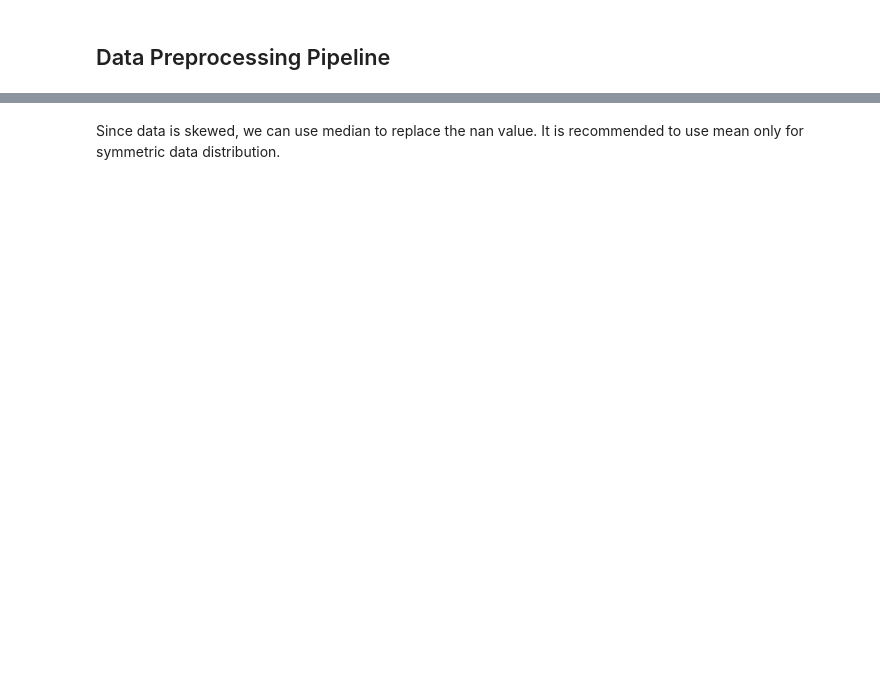
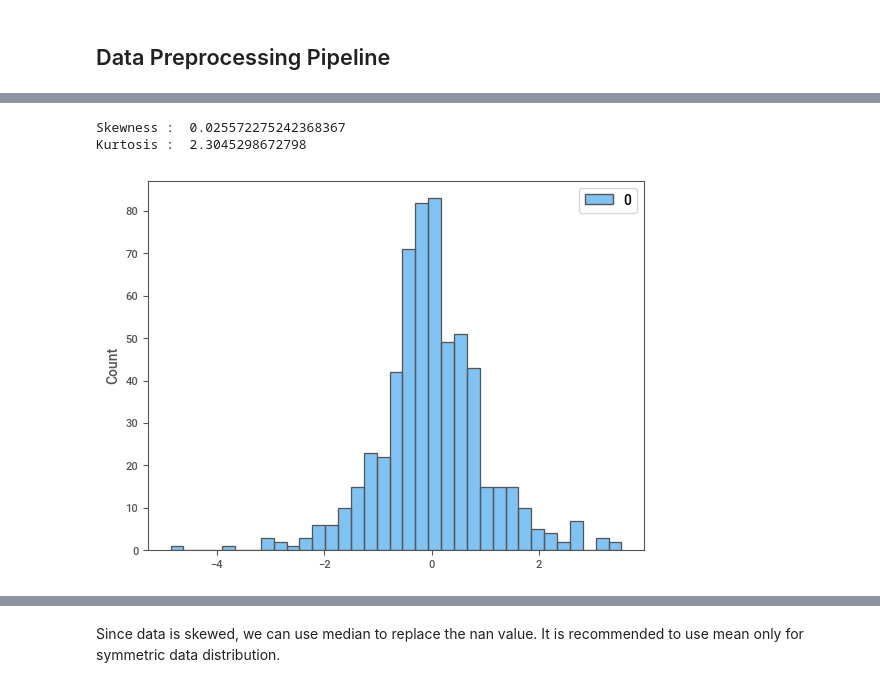
Before and after one commit to kamalpanasa/Data-Analysis, a Jupyter notebook: Week7/SupportVectorMachines.ipynb, the cells around one changed output, grey strips where cells are left out. Cells and saved outputs as stored; diff of their text form; code cells hidden in the pictures; blank space fills up the shorter version.

```diff
--- a/Week7/SupportVectorMachines.ipynb
+++ b/Week7/SupportVectorMachines.ipynb
@@ -286,0 +446,26 @@ data.loc[data['Married'].isnull()==True]
+# %%
+df4 = pd.get_dummies(data["Property_Area"],prefix='Property_Area',drop_first=True)
+data = pd.concat([data,df4],axis=1).drop(['Property_Area'],axis=1)
+# %%
+df4 = pd.get_dummies(data["Self_Employed"],prefix='Self_Employed',drop_first=True)
+data = pd.concat([data,df4],axis=1).drop(['Self_Employed'],axis=1)
+# %%
+df4 = pd.get_dummies(data["Loan_Status"],prefix='Loan_Status',drop_first=True)
+data = pd.concat([data,df4],axis=1).drop(['Loan_Status'],axis=1)
+# %%
+from sklearn.preprocessing import PowerTransformer
+pt = PowerTransformer(method='box-cox')
+
+la_shape = pt.fit_transform(data[['LoanAmount']])
+la_shape.shape
+
+print("Skewness : ", pd.Series(la_shape.reshape(614,)).skew())
+print("Kurtosis : ", pd.Series(la_shape.reshape(614,)).kurt())
+# %% [output]
+Skewness :  0.025572275242368367
+Kurtosis :  2.3045298672798
+# %%
+sns.histplot(la_shape)
+plt.show()
+# %% [output]
+[figure, added]
```
Also changed, not shown: parts of 38 cells of this notebook, 2 other files.
